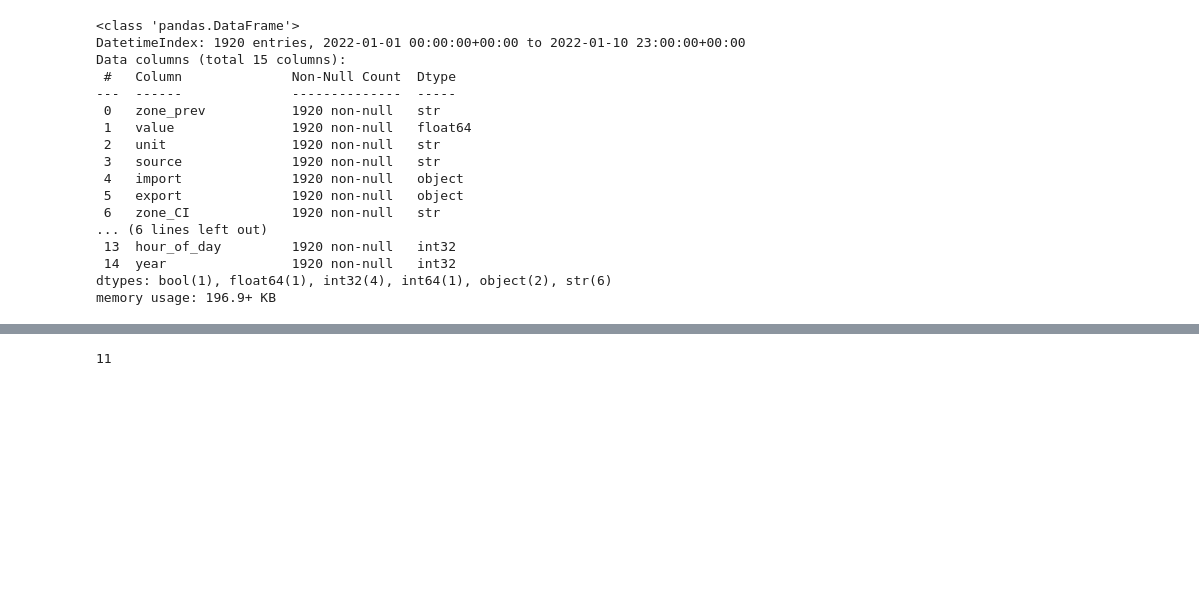
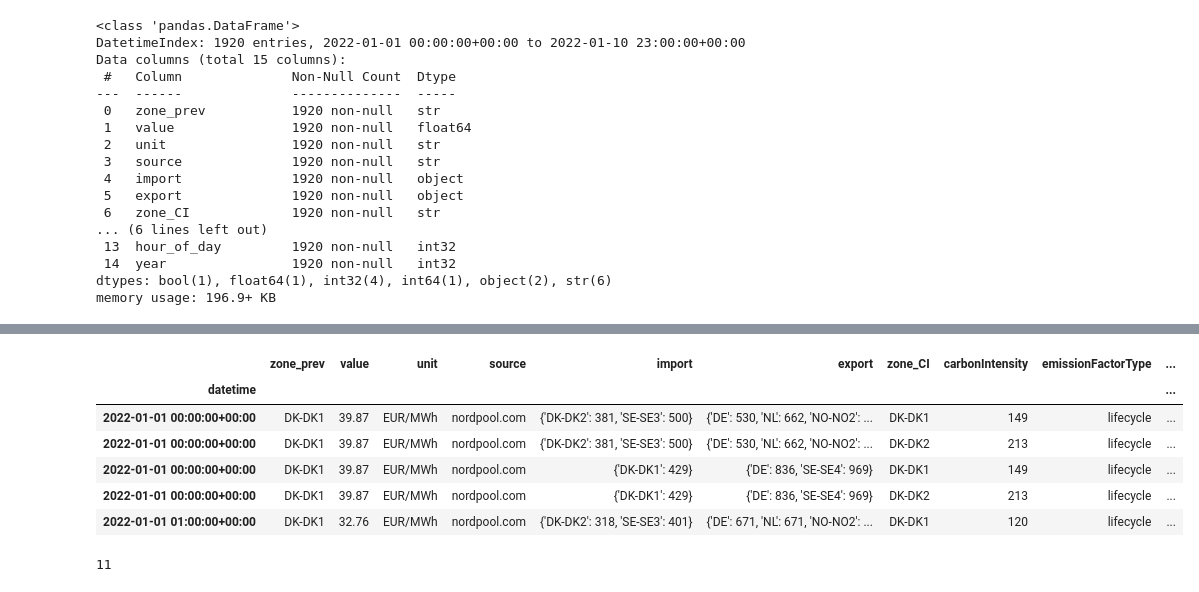
Before and after one commit to JonasDennisHansen/Advanced_business_analytics, a Jupyter notebook: API_CALL.ipynb, the cells around one changed output, grey strips where cells are left out. Drawn from its saved outputs; the diff is of its cells as text; code cells hidden in the pictures; blank space fills up the shorter version.

Commit message:
pusher med data setet

```diff
--- a/API_CALL.ipynb
+++ b/API_CALL.ipynb
@@ -294,22 +288,28 @@ memory usage: 1.7 KB
 # %%
+import yfinance as yf
 
+gas = yf.download("TTF=F", start="2021-12-31", end="2024-01-01")
+gas.head()
 
-dates = pd.date_range("2022-01-01", "2024-01-01", freq="D")
-rows = []
+# remove multi-index
+gas.columns = gas.columns.get_level_values(0)
 
-for d in dates:
-    url = (
-        "https://api1.datasource.eex-group.com/getIndex/json"
-        f"?indexType=EGSI&DeliveryDate={d.date()}&MarketArea=TTF"
-    )
-    r = requests.get(url, timeout=30)
-    print(r.status_code)
-    print(r.text)
-    if not r.ok:
-        break
-    if r.ok:
-        js = r.json()
-        rows.append({"date": d, "raw": js})
+# keep only close price
+gas = gas[["Close"]]
 
-#ttf_raw = pd.DataFrame(rows).set_index("date")
+# rename
+gas = gas.rename(columns={"Close": "Gas_price"})
+
+print(gas.head())
+
+# make sure index is datetime
+gas.index = pd.to_datetime(gas.index, utc=True)
+
+# create full daily index
+gas = gas.asfreq("D")
+
+# forward fill weekends & holidays
+gas["Gas_price"] = gas["Gas_price"].ffill()
+
+gas.drop("2021-12-31", inplace=True)
 # %% [output]
@@ -318,3 +324,5 @@ for d in dates:
 # %%
-rows
+gas_oil = pd.merge(gas, brent, left_index=True, right_index=True, how="inner")
+gas_oil=gas_oil.resample("h").ffill()
+gas_oil.head()
 # %% [output]
@@ -321,0 +336,11 @@ rows
+# %%
+merged_df = pd.merge(merged_df, gas_oil, left_index=True, right_index=True, how="inner")
+merged_df.head()
+# %% [output]
+|  | zone_prev | value | unit | source | import | export | zone_CI | carbonIntensity | emissionFactorType | ... |
+| datetime |  |  |  |  |  |  |  |  |  | ... |
+| 2022-01-01 00:00:00+00:00 | DK-DK1 | 39.87 | EUR/MWh | nordpool.com | {'DK-DK2': 381, 'SE-SE3': 500} | {'DE': 530, 'NL': 662, 'NO-NO2': ... | DK-DK1 | 149 | lifecycle | ... |
+| 2022-01-01 00:00:00+00:00 | DK-DK1 | 39.87 | EUR/MWh | nordpool.com | {'DK-DK2': 381, 'SE-SE3': 500} | {'DE': 530, 'NL': 662, 'NO-NO2': ... | DK-DK2 | 213 | lifecycle | ... |
+| 2022-01-01 00:00:00+00:00 | DK-DK1 | 39.87 | EUR/MWh | nordpool.com | {'DK-DK1': 429} | {'DE': 836, 'SE-SE4': 969} | DK-DK1 | 149 | lifecycle | ... |
+| 2022-01-01 00:00:00+00:00 | DK-DK1 | 39.87 | EUR/MWh | nordpool.com | {'DK-DK1': 429} | {'DE': 836, 'SE-SE4': 969} | DK-DK2 | 213 | lifecycle | ... |
+| 2022-01-01 01:00:00+00:00 | DK-DK1 | 32.76 | EUR/MWh | nordpool.com | {'DK-DK2': 318, 'SE-SE3': 401} | {'DE': 671, 'NL': 671, 'NO-NO2': ... | DK-DK1 | 120 | lifecycle | ... |
```
Also changed, not shown: parts of 4 cells of this notebook, 1 other file.
